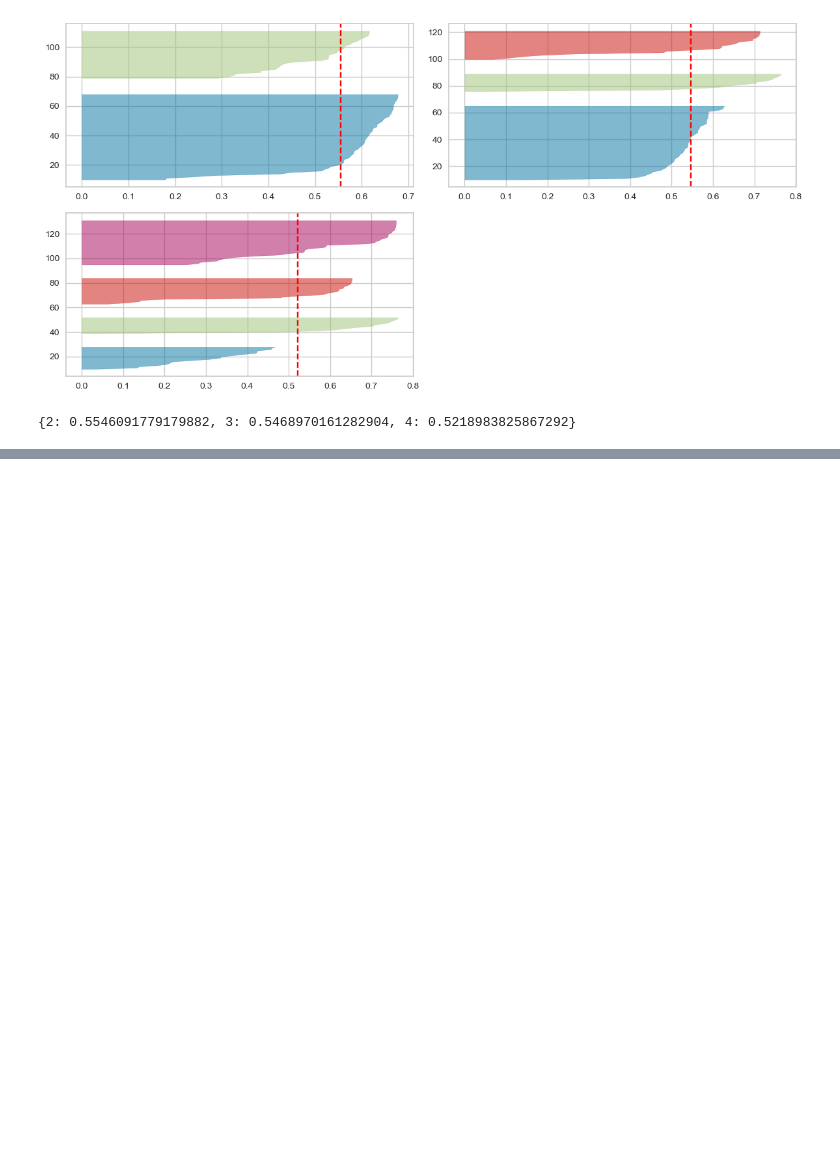
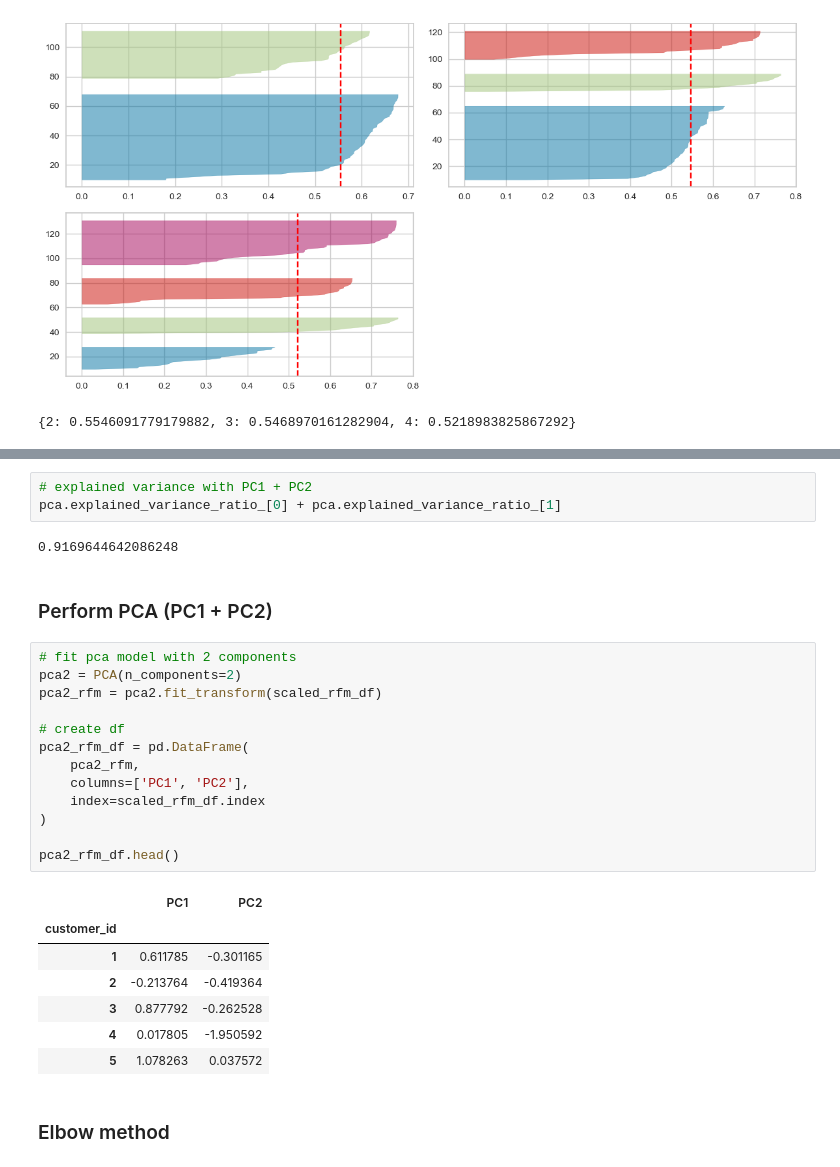
Before and after one commit to brianna-mitri/vehicle-sales-analysis, a Jupyter notebook: analysis/rfm.ipynb, the cells around one changed output, grey strips where cells are left out. Saved outputs shown, nothing was run; the diff lists cells and outputs as text; blank space fills up the shorter version.

```diff
--- a/analysis/rfm.ipynb
+++ b/analysis/rfm.ipynb
@@ -817,0 +832,30 @@ Best k value = 2 (ch_score score = 121.021)
+# %%
+# explained variance with PC1 + PC2
+pca.explained_variance_ratio_[0] + pca.explained_variance_ratio_[1]
+# %% [output]
+0.9169644642086248
+# %% [markdown]
+### Perform PCA (PC1 + PC2)
+# %%
+# fit pca model with 2 components
+pca2 = PCA(n_components=2)
+pca2_rfm = pca2.fit_transform(scaled_rfm_df)
+
+# create df
+pca2_rfm_df = pd.DataFrame(
+    pca2_rfm,
+    columns=['PC1', 'PC2'],
+    index=scaled_rfm_df.index
+)
+
+pca2_rfm_df.head()
+# %% [output]
+|  | PC1 | PC2 |
+| customer_id |  |  |
+| 1 | 0.611785 | -0.301165 |
+| 2 | -0.213764 | -0.419364 |
+| 3 | 0.877792 | -0.262528 |
+| 4 | 0.017805 | -1.950592 |
+| 5 | 1.078263 | 0.037572 |
+# %% [markdown]
+### Elbow method
```
Also changed, not shown: parts of 9 cells of this notebook.
